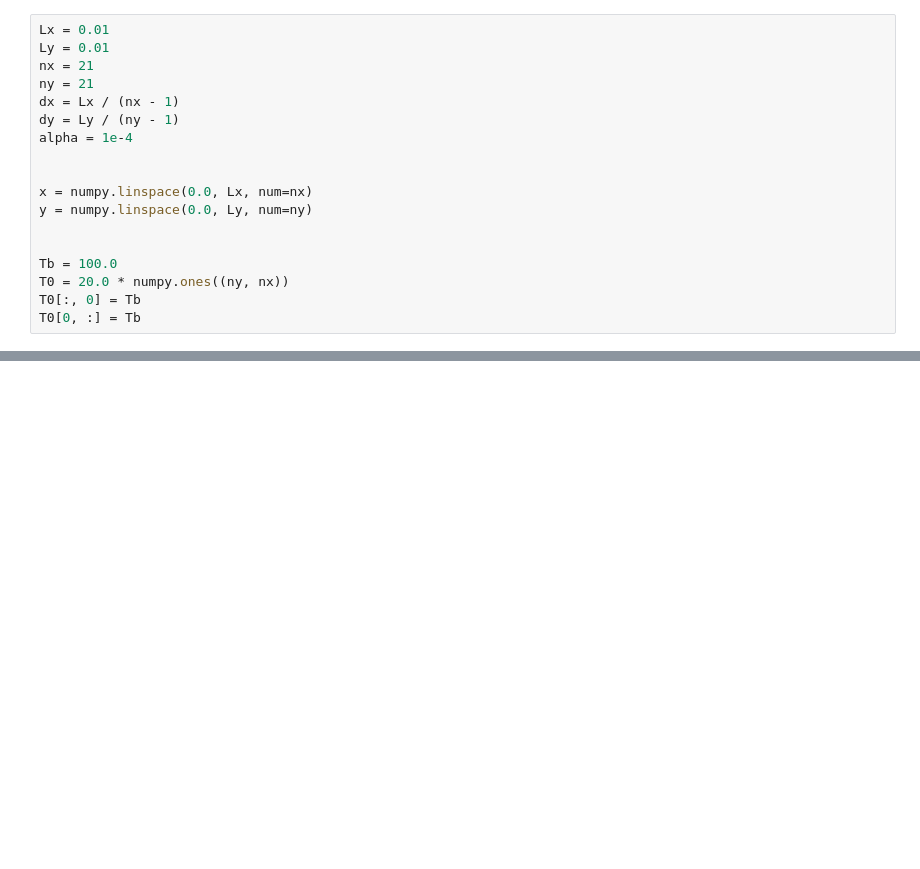
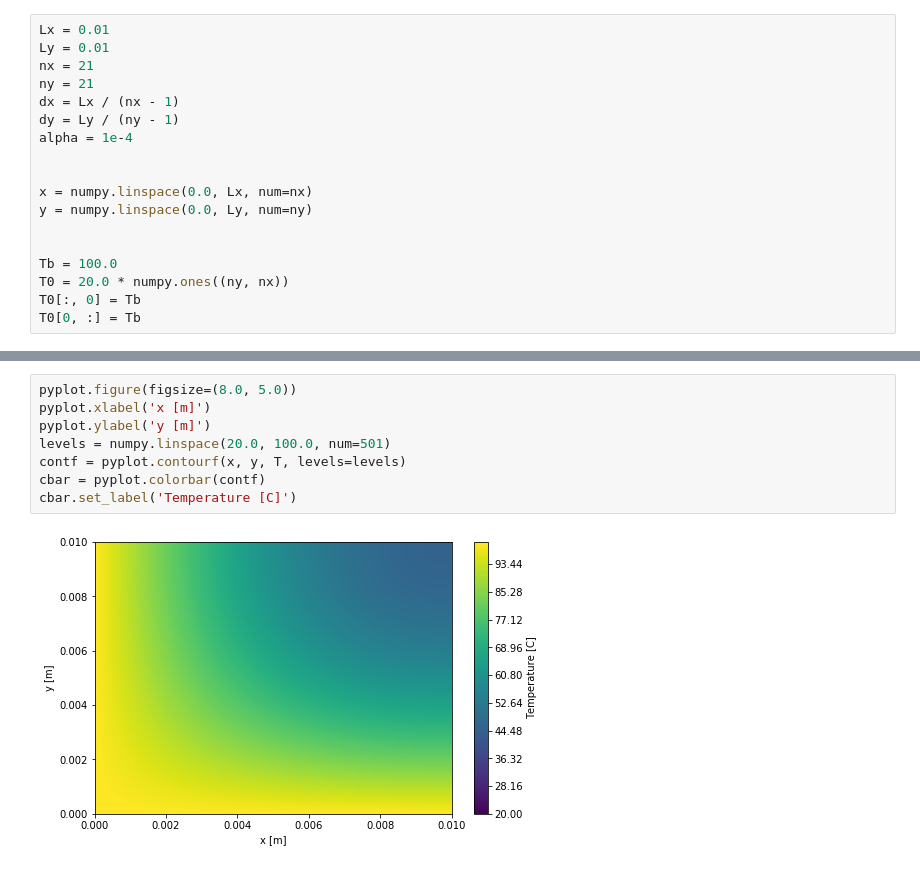
Before and after one commit to tianjiaozhang678/MAE6286, a Jupyter notebook: 04_04.ipynb, the cells around one changed output, grey strips where cells are left out. Cells and saved outputs as stored; diff of their text form; blank space fills up the shorter version.

```diff
--- a/04_04.ipynb
+++ b/04_04.ipynb
@@ -119,0 +121,10 @@ LinAlgError: Matrix is singular.
+# %%
+pyplot.figure(figsize=(8.0, 5.0))
+pyplot.xlabel('x [m]')
+pyplot.ylabel('y [m]')
+levels = numpy.linspace(20.0, 100.0, num=501)
+contf = pyplot.contourf(x, y, T, levels=levels)
+cbar = pyplot.colorbar(contf)
+cbar.set_label('Temperature [C]')
+# %% [output]
+[figure, added]
```
Also changed, not shown: parts of 4 cells of this notebook, 2 other files.
